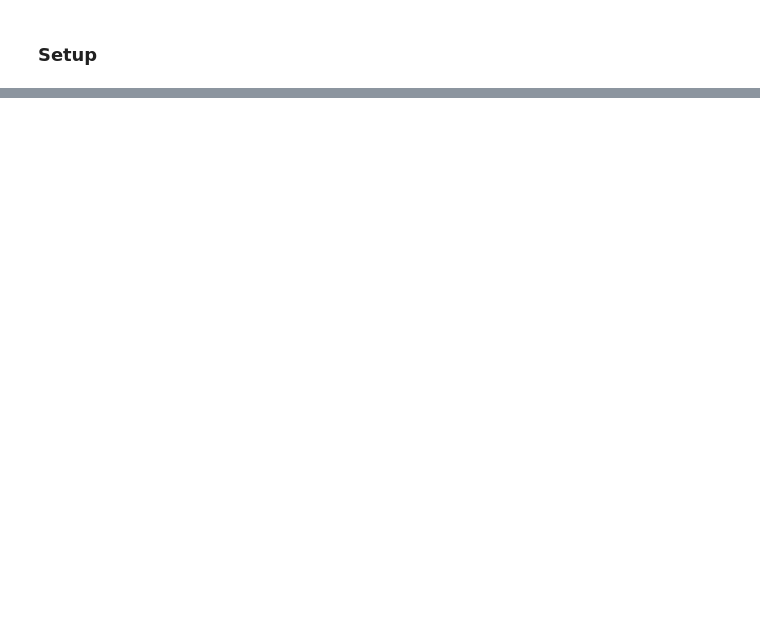
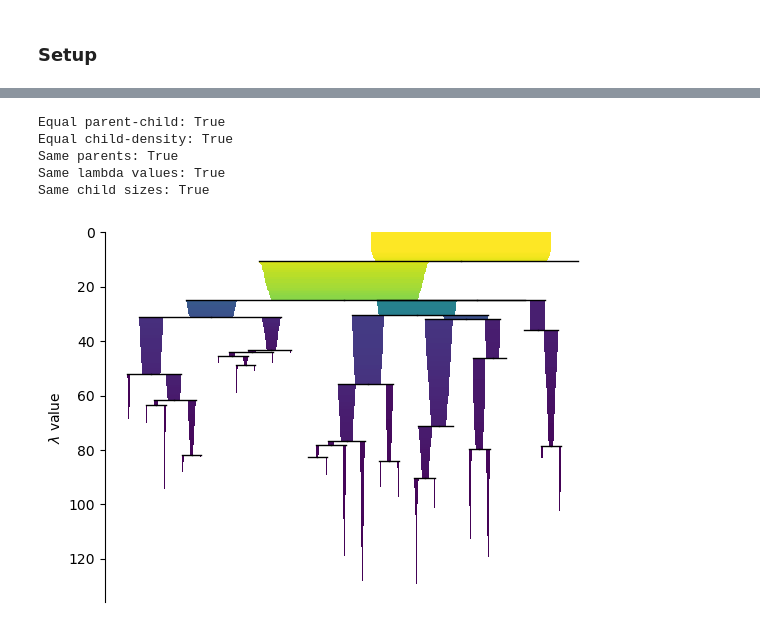
Before and after one commit to JelmerBot/fast_hdbscan, a Jupyter notebook: doc/condense_strategies.ipynb, the cells around one changed output, grey strips where cells are left out. Drawn from its saved outputs; the diff is of its cells as text; code cells hidden in the pictures; blank space fills up the shorter version.

```diff
--- a/doc/condense_strategies.ipynb
+++ b/doc/condense_strategies.ipynb
@@ -384,0 +527,14 @@ np.all(ct.child_size == dct.child_size)
+# %%
+split_ct = condense_tree_split(l2, mst[:, 2], min_cluster_size=min_cluster_size)
+equal_trees(current_ct, split_ct)
+PlotTree(to_numpy_rec_array(split_ct), np.zeros(data.shape[0])).plot(
+    colorbar=False, leaf_separation=0.1
+)
+plt.show()
+# %% [output]
+Equal parent-child: True
+Equal child-density: True
+Same parents: True
+Same lambda values: True
+Same child sizes: True
+[figure, added]
```
Also changed, not shown: parts of 33 cells of this notebook.
